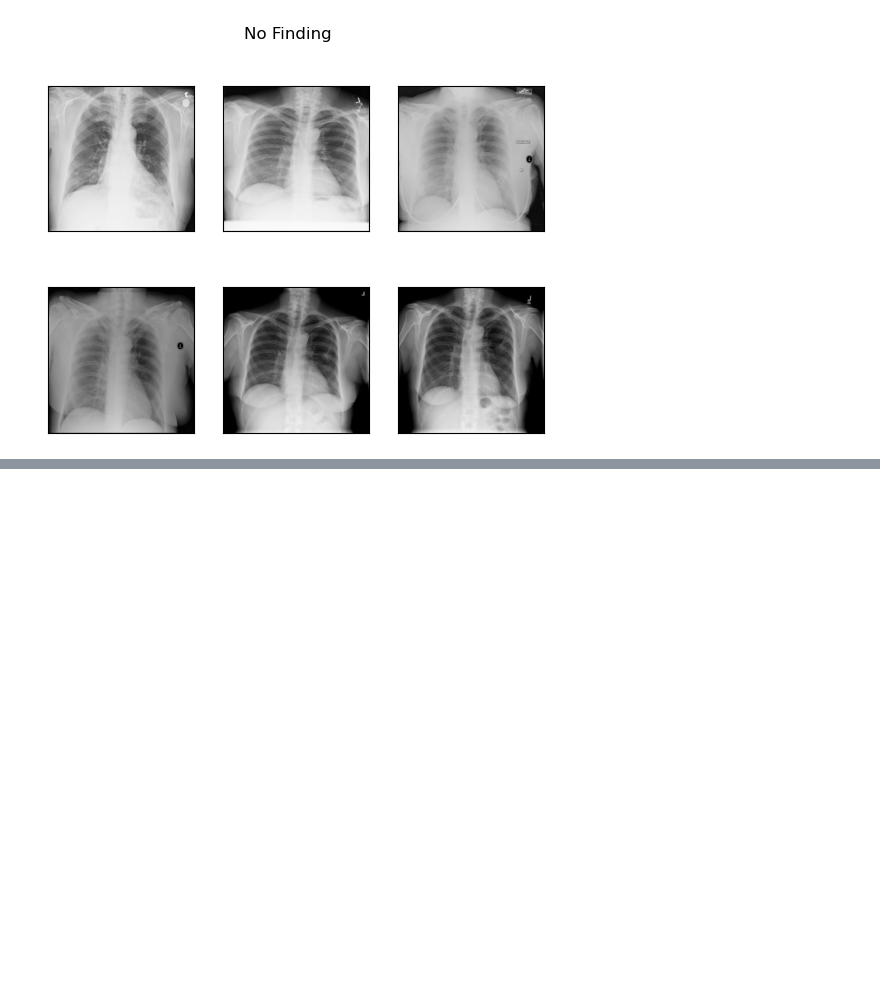
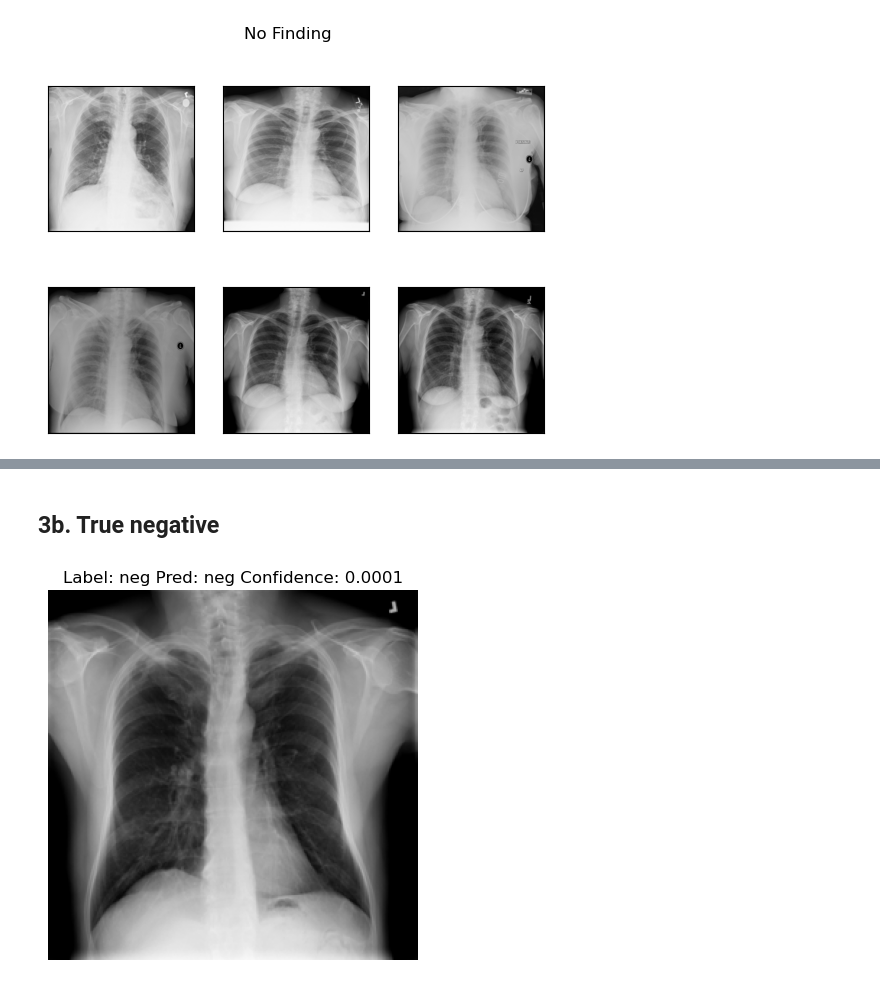
Before and after one commit to dchung117/chest-xray-cnn, a Jupyter notebook: notebooks/eda.ipynb, the cells around one changed output, grey strips where cells are left out. Saved outputs shown, nothing was run; the diff lists cells and outputs as text; code cells hidden in the pictures; blank space fills up the shorter version.

```diff
--- a/notebooks/eda.ipynb
+++ b/notebooks/eda.ipynb
@@ -120,0 +166,8 @@ plot_images(neg_imgs, NEG_LABEL)
+# %% [markdown]
+## 3b. True negative
+# %%
+idx = len(results_df) - 1
+filename, label, pred, confidence = results_df.loc[idx]
+plot_prediction(filename, label, pred, confidence, IMG_HEIGHT, IMG_WIDTH)
+# %% [output]
+[figure, added]
```
Also changed, not shown: parts of 19 cells of this notebook, 2 other files.
